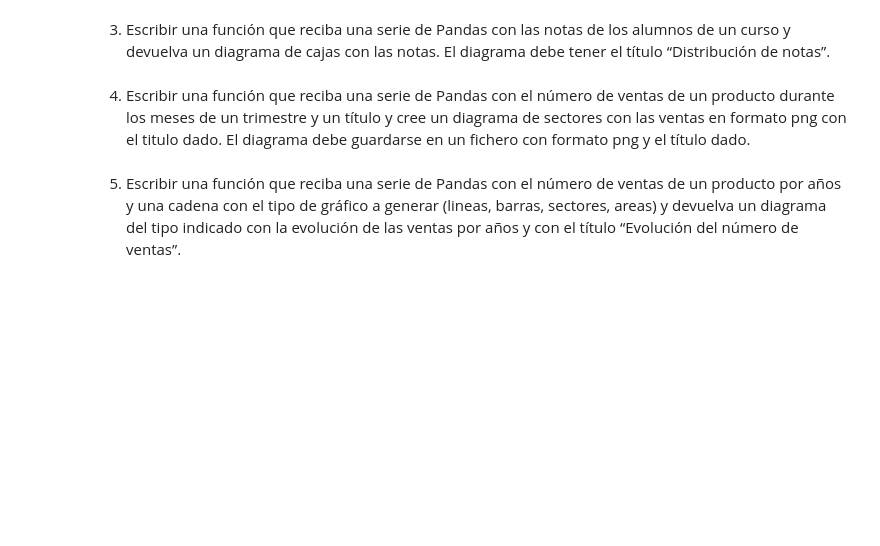
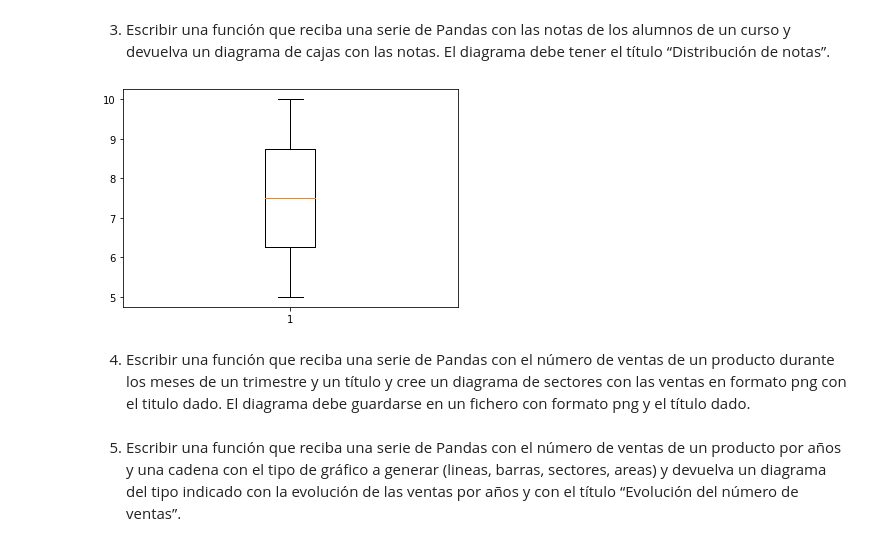
Before and after one commit to juanrojas09/Sistemas-Inteligentes-Practicos, a Jupyter notebook: Practico Python 2.ipynb, the cells around one changed output. Drawn from its saved outputs; the diff is of its cells as text; code cells hidden in the pictures; blank space fills up the shorter version.

```diff
--- a/Practico Python 2.ipynb
+++ b/Practico Python 2.ipynb
@@ -460,5 +548,23 @@ print(primeraClase)
 # %% [markdown]
 3. Escribir una función que reciba una serie de Pandas con las notas de los alumnos de un curso y devuelva un diagrama de cajas con las notas. El diagrama debe tener el título “Distribución de notas”.
+# %%
+import pandas as pd
+import matplotlib.pyplot as plt
+import matplotlib.colors as colors
+
+cantidad_notas=input("ingrese la cantidad de notas: ")
+notas=[]
+
+for i in range (0,int(cantidad_notas)):
+    nota=input("ingrese la nota del alumno: ")
+    notas.append(int(nota))
+
+fig, ax = plt.subplots()
+ax.boxplot(notas)
+ax.set_title("Distribución de notas")
+plt.show()
+# %% [output]
+[figure, added]
 # %% [markdown]
 4. Escribir una función que reciba una serie de Pandas con el número de ventas de un producto durante los meses de un trimestre y un título y cree un diagrama de sectores con las ventas en formato png con el titulo dado. El diagrama debe guardarse en un fichero con formato png y el título dado.
 # %% [markdown]
```
Also changed, not shown: parts of 3 cells of this notebook, 1 other file.
